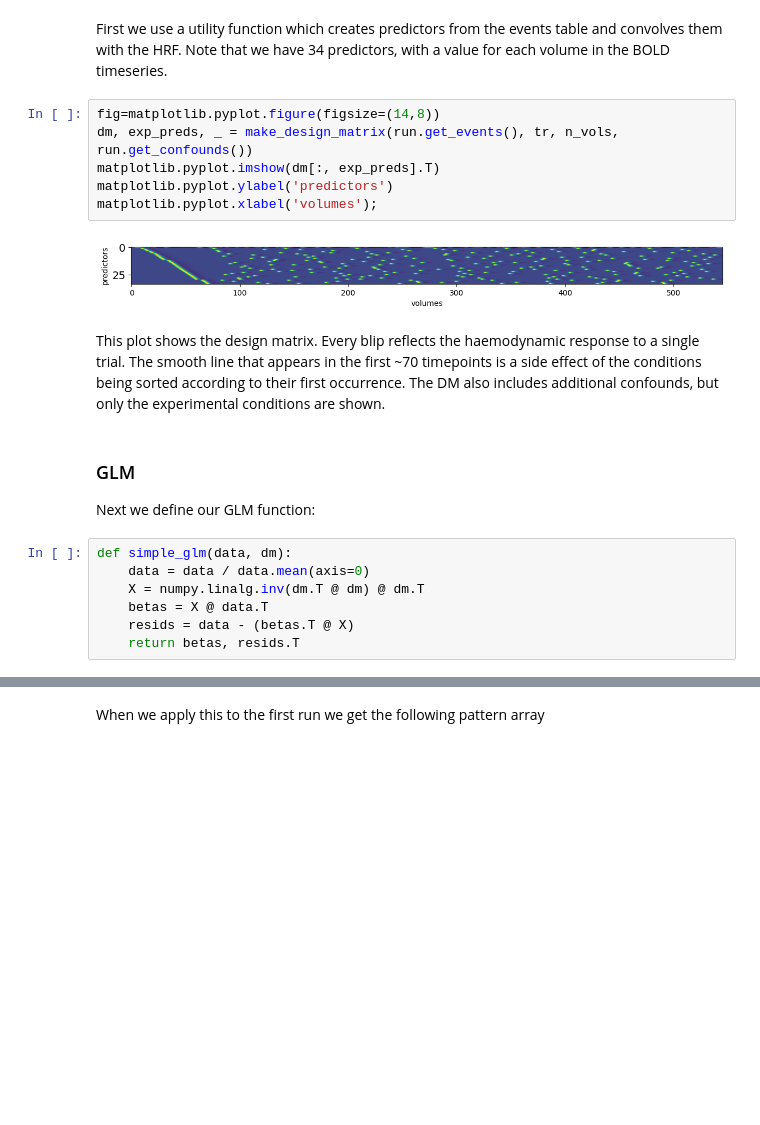
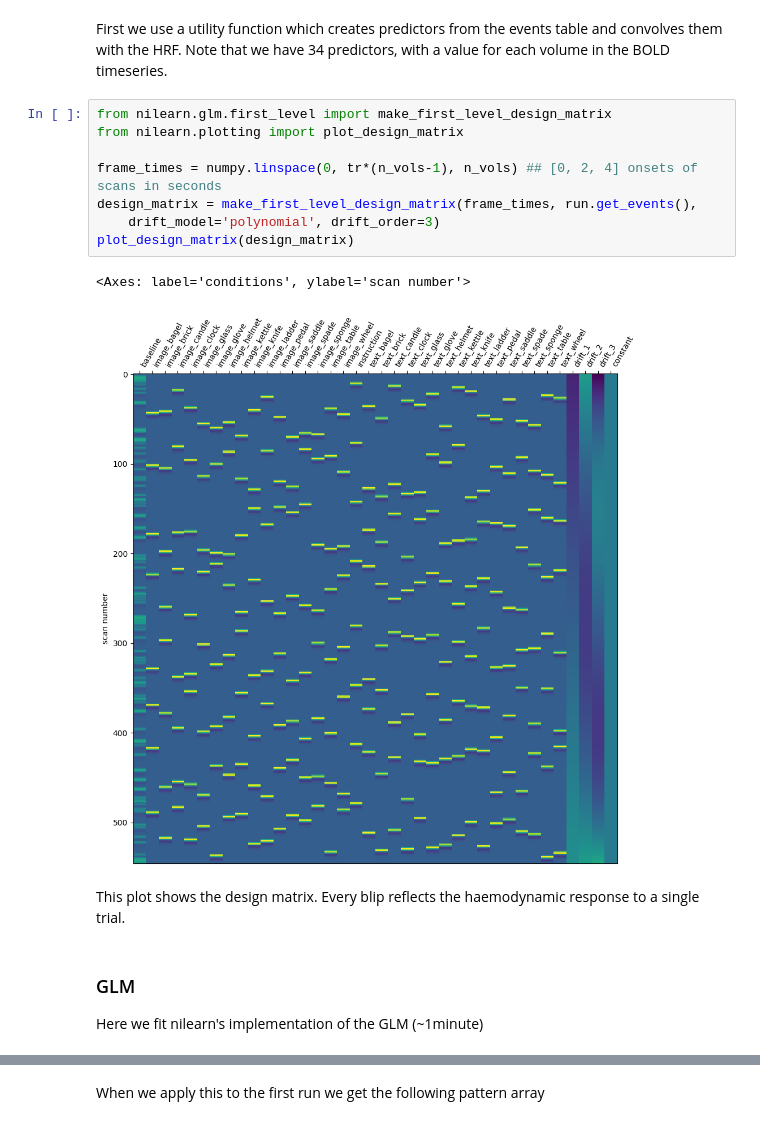
Before and after one commit to rsagroup/rsatoolbox, a Jupyter notebook: demos/demo_fmri_nilearn.ipynb, the cells around one changed output, grey strips where cells are left out. Cells and saved outputs as stored; diff of their text form; blank space fills up the shorter version.

Commit message:
nilearn glm

```diff
--- a/demos/demo_fmri_nilearn.ipynb
+++ b/demos/demo_fmri_nilearn.ipynb
@@ -84,23 +85,19 @@ run.get_confounds().head(3)
 Next we want to establish Multi-Voxel Patterns from the timeseries, such that, for each stimulus presentation, we have one observation per voxel. The most common way to do this is with a General Linear Model, where each predictor in the model reflects one type of event, convolved with the haemodynamic response function (HRF). For the purposes of this demo we will use a very basic glm implementation in Python. For a guide on MVPA, see [Mur et al. 2009](https://doi.org/10.1093/scan/nsn044).
 # %% [markdown]
 First we use a utility function which creates predictors from the events table and convolves them with the HRF. Note that we have 34 predictors, with a value for each volume in the BOLD timeseries.
-# %%
-fig=matplotlib.pyplot.figure(figsize=(14,8))
-dm, exp_preds, _ = make_design_matrix(run.get_events(), tr, n_vols, run.get_confounds())
-matplotlib.pyplot.imshow(dm[:, exp_preds].T)
-matplotlib.pyplot.ylabel('predictors')
-matplotlib.pyplot.xlabel('volumes');
-# %% [output]
-[figure, removed]
+# %%
+from nilearn.glm.first_level import make_first_level_design_matrix
+from nilearn.plotting import plot_design_matrix
+
+frame_times = numpy.linspace(0, tr*(n_vols-1), n_vols) ## [0, 2, 4] onsets of scans in seconds
+design_matrix = make_first_level_design_matrix(frame_times, run.get_events(),
+    drift_model='polynomial', drift_order=3)
+plot_design_matrix(design_matrix)
+# %% [output]
+<Axes: label='conditions', ylabel='scan number'>
+[figure, added]
 # %% [markdown]
-This plot shows the design matrix. Every blip reflects the haemodynamic response to a single trial. The smooth line that appears in the first ~70 timepoints is a side effect of the conditions being sorted according to their first occurrence. The DM also includes additional confounds, but only the experimental conditions are shown.
+This plot shows the design matrix. Every blip reflects the haemodynamic response to a single trial.
-# %% [markdown]
-### GLM
-Next we define our GLM function:
-# %%
-def simple_glm(data, dm):
-    data = data / data.mean(axis=0)
-    X = numpy.linalg.inv(dm.T @ dm) @ dm.T
-    betas = X @ data.T
-    resids = data - (betas.T @ X)
-    return betas, resids.T
+# %% [markdown]
+### GLM
+Here we fit nilearn's implementation of the GLM (~1minute)
```
Also changed, not shown: parts of 25 cells of this notebook.
